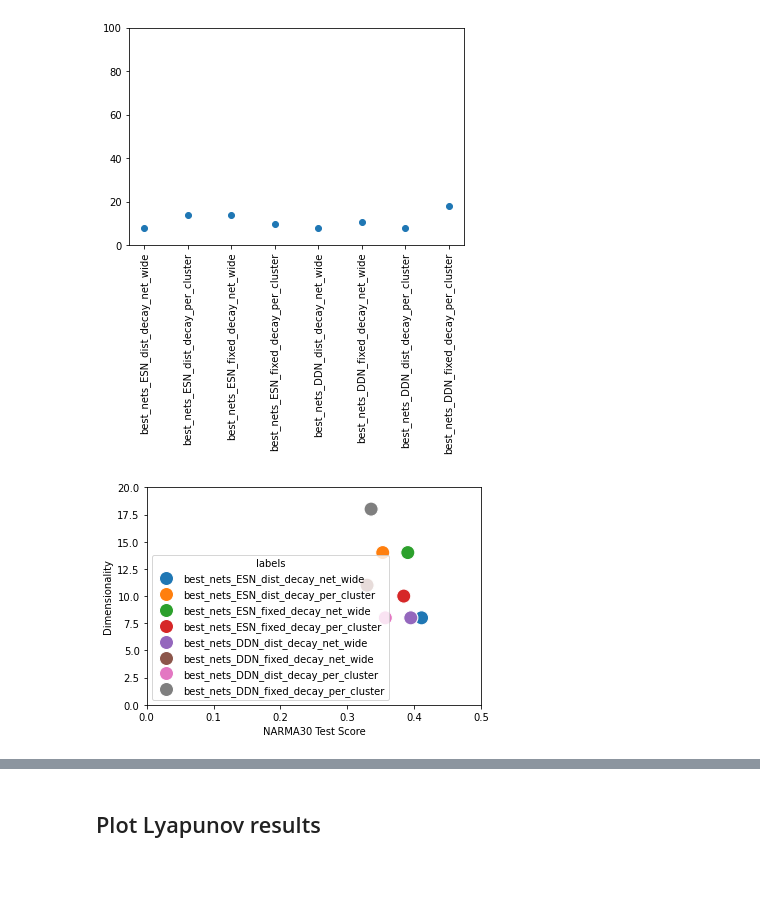
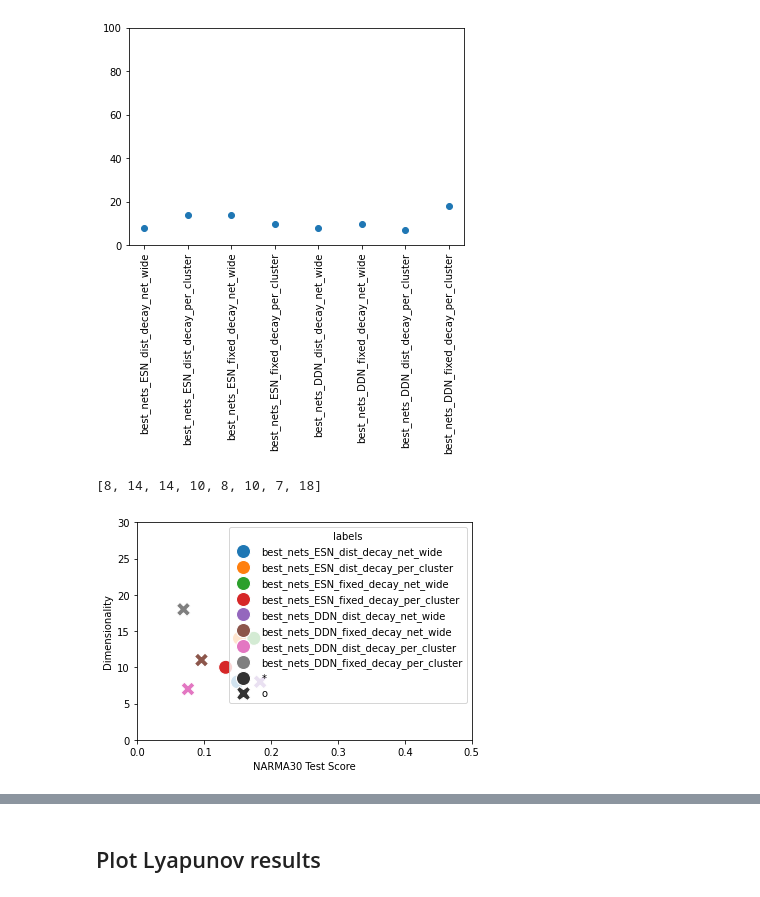
Before and after one commit to Nishant-codex/DDN-public, a Jupyter notebook: DDN_example_narma.ipynb, the cells around one changed output, grey strips where cells are left out. Drawn from its saved outputs; the diff is of its cells as text; code cells hidden in the pictures.

```diff
--- a/DDN_example_narma.ipynb
+++ b/DDN_example_narma.ipynb
@@ -1204,25 +1222,29 @@ plt.savefig('G:/My Drive/Data For Publication/paper3/figs_NARMA/dimensionality_E
 plt.show()
 # %% [output]
 [figure]
+# %%
+dimensionality
+# %% [output]
+[8, 14, 14, 10, 8, 10, 7, 18]
 # %%
-vals = [max(val_score_ESN_dist_decay_net_wide_dict),
-max(val_score_ESN_dist_decay_per_cluster_dict),
-max(val_score_ESN_fixed_decay_net_wide_dict),
-max(val_score_ESN_fixed_decay_per_cluster_dict),
-max(val_score_DDN_dist_decay_net_wide_dict),
-max(val_score_DDN_fixed_decay_net_wide_dict),
-max(val_score_DDN_dist_decay_per_cluster_dict),
-max(val_score_DDN_fixed_decay_per_cluster_dict),]
+vals = [min(val_score_ESN_dist_decay_net_wide_dict),
+min(val_score_ESN_dist_decay_per_cluster_dict),
+min(val_score_ESN_fixed_decay_net_wide_dict),
+min(val_score_ESN_fixed_decay_per_cluster_dict),
+min(val_score_DDN_dist_decay_net_wide_dict),
+min(val_score_DDN_fixed_decay_net_wide_dict),
+min(val_score_DDN_dist_decay_per_cluster_dict),
+min(val_score_DDN_fixed_decay_per_cluster_dict),]
 # %%
 import pandas as pd
 data_dimensionality = pd.DataFrame(data={'labels':labels, 'dimensionality':dimensionality, 'NARMA30 Score':vals})
 # %%
-sns.scatterplot(data=data_dimensionality, x='NARMA30 Score', y='dimensionality', hue='labels', s=200)
+sns.scatterplot(data=data_dimensionality, x='NARMA30 Score', y='dimensionality', hue='labels', s=200,style=['o' if 'DDN' in i else '*' for i in labels])
 plt.xlabel('NARMA30 Test Score')
 plt.ylabel('Dimensionality')
-plt.ylim([0, 20])
+plt.ylim([0, 30])
 plt.xlim([0.0, 0.5])
 plt.savefig('G:/My Drive/Data For Publication/paper3/figs_NARMA/dimensionality_vs_NARMA30_score.pdf', bbox_inches='tight',dpi=200)
 plt.show()
 # %% [output]
-[figure, old version]
+[figure, new version]
```
Also changed, not shown: parts of 4 cells of this notebook, 4 other files.
